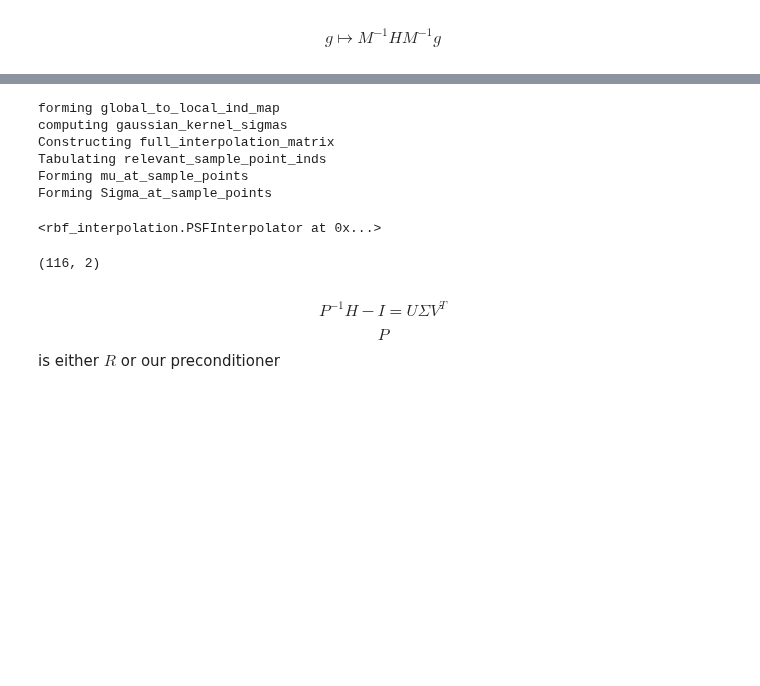
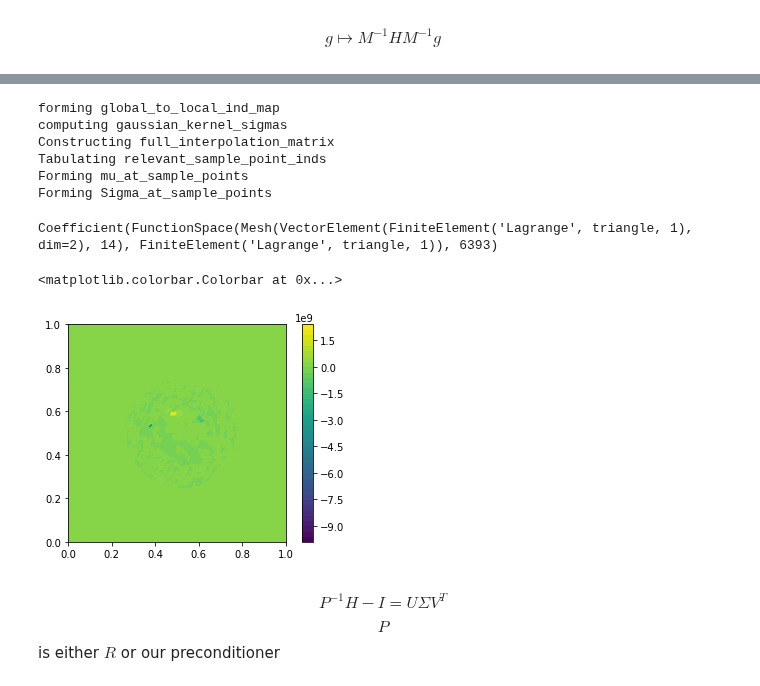
Before and after one commit to NickAlger/localpsf, a Jupyter notebook: code/heat_inverse_problem.ipynb, the cells around one changed output, grey strips where cells are left out. Cells and saved outputs as stored; diff of their text form; code cells hidden in the pictures; blank space fills up the shorter version.

```diff
--- a/code/heat_inverse_problem.ipynb
+++ b/code/heat_inverse_problem.ipynb
@@ -342,6 +344,6 @@ done
 ... (28 outputs left out)
 # %%
-PSFInterpolator(lpsf.dirac_comb_responses, lpsf.point_batches, lpsf.mu, lpsf.Sigma, lpsf.tau)
+PI = PSFInterpolator(lpsf.dirac_comb_responses, lpsf.point_batches, lpsf.mu, lpsf.Sigma, lpsf.tau)
 # %% [output]
 forming global_to_local_ind_map
 computing gaussian_kernel_sigmas
@@ -349,11 +351,23 @@ Constructing full_interpolation_matrix
 Tabulating relevant_sample_point_inds
 Forming mu_at_sample_points
 Forming Sigma_at_sample_points
-<rbf_interpolation.PSFInterpolator at 0x...>
-# %%
-np.vstack(lpsf.point_batches).shape
-# %% [output]
-(116, 2)
+# %%
+PI.impulse_response_batches[0]
+# %% [output]
+Coefficient(FunctionSpace(Mesh(VectorElement(FiniteElement('Lagrange', triangle, 1), dim=2), 14), FiniteElement('Lagrange', triangle, 1)), 6393)
+# %%
+q_vec = np.zeros(V.dim())
+for k in tqdm(range(V.dim())):
+    q_vec[k] = PI.eval_kernel(4321,k)
+
+q = dl.Function(V)
+q.vector()[:] = q_vec
+
+cm = dl.plot(q)
+plt.colorbar(cm)
+# %% [output]
+<matplotlib.colorbar.Colorbar at 0x...>
+[figure, added]
 # %%
 N = 123456
 pp = mesh_center.reshape((1,-1)) + np.random.randn(N, 2)
```
Also changed, not shown: parts of 12 cells of this notebook, 1 other file.
